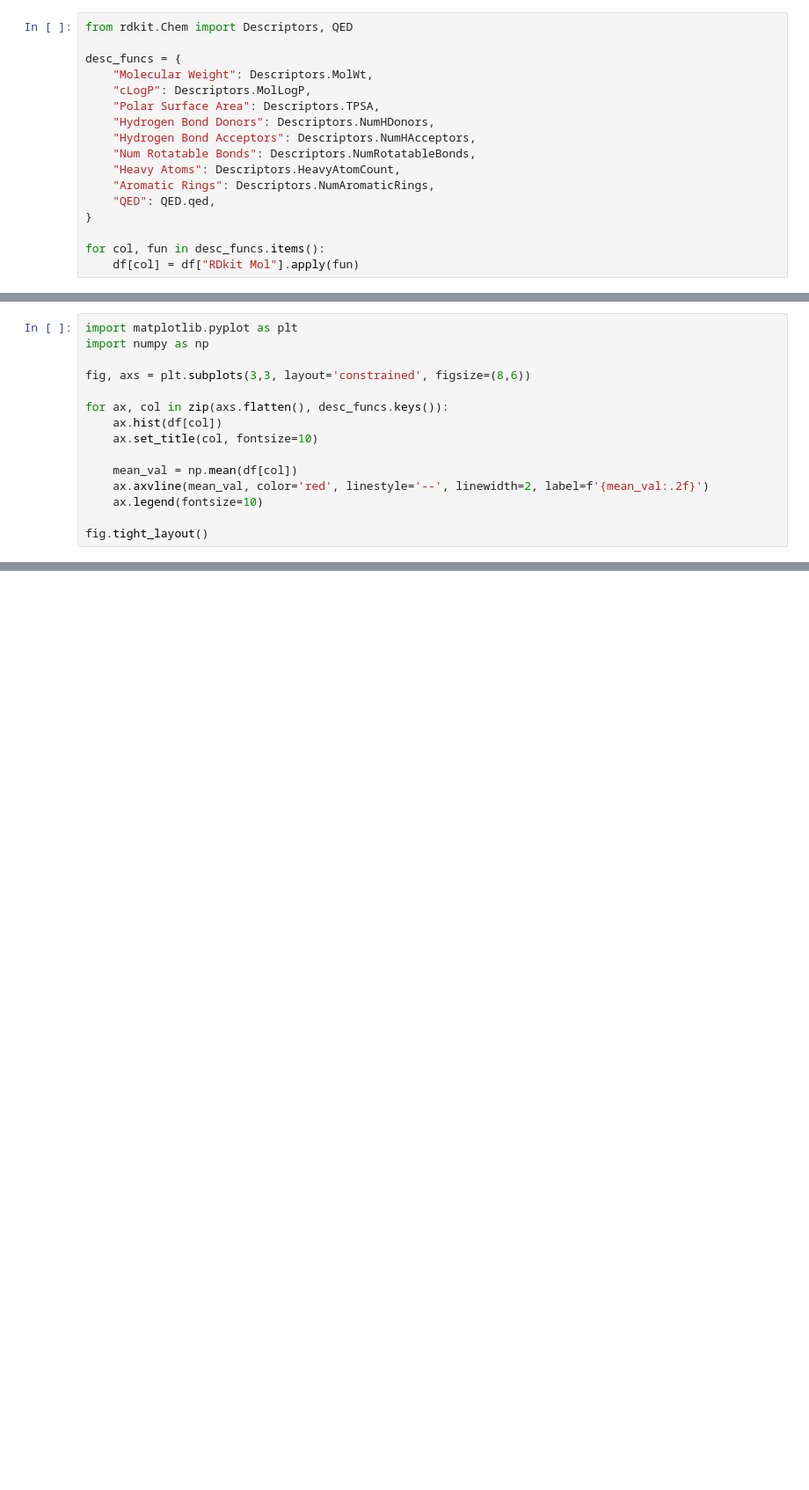
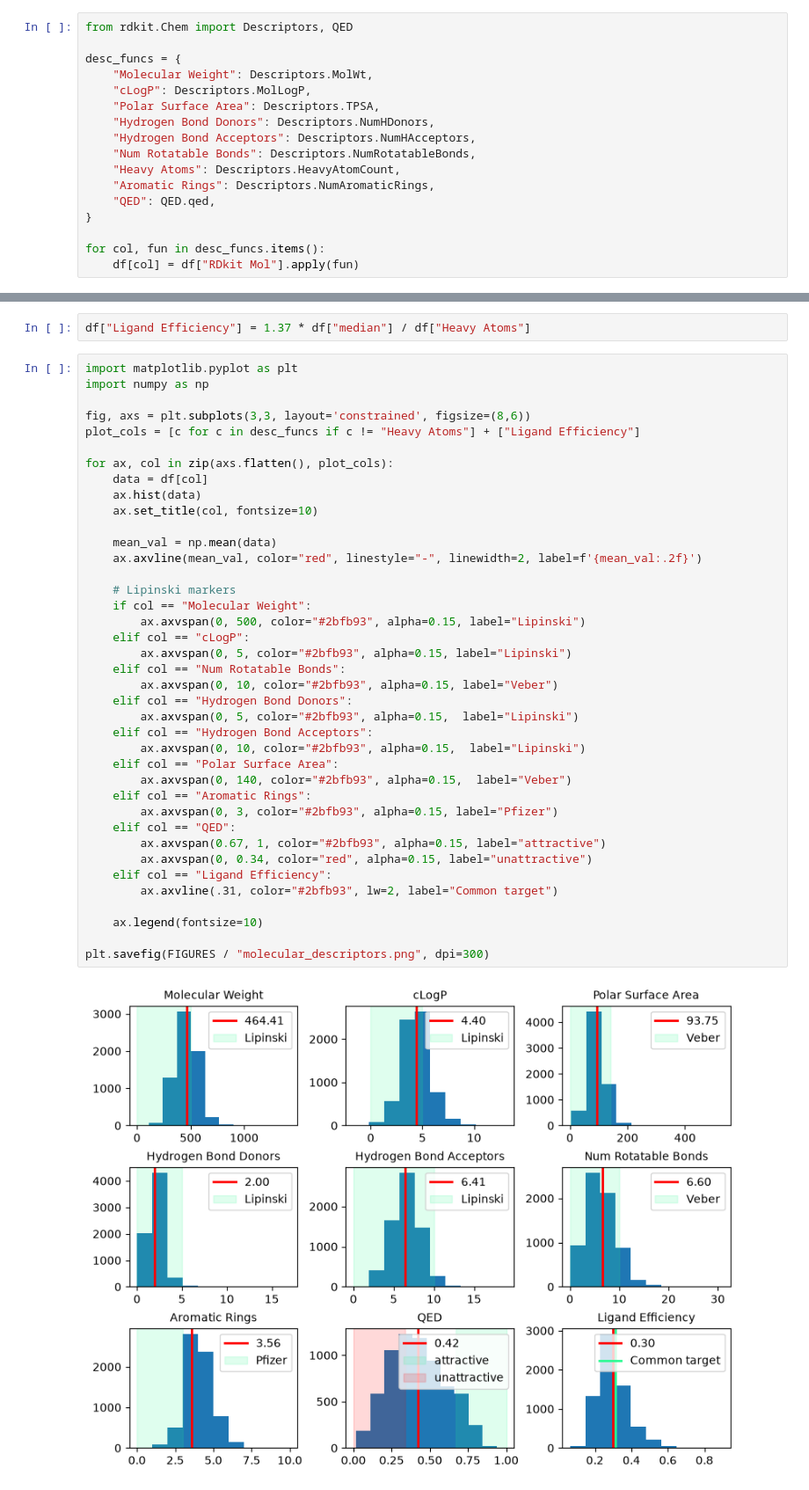
Before and after one commit to chabi-fin/EGFR-benchmark, a Jupyter notebook: notebooks/cheminformatics.ipynb, the cells around one changed output, grey strips where cells are left out. Shown at 88% size. Cells and saved outputs as stored; diff of their text form; blank space fills up the shorter version.

```diff
--- a/notebooks/cheminformatics.ipynb
+++ b/notebooks/cheminformatics.ipynb
@@ -43,15 +40,0 @@ Make a plot of the descriptor distributions.
-# %%
-import matplotlib.pyplot as plt
-import numpy as np
-
-fig, axs = plt.subplots(3,3, layout='constrained', figsize=(8,6))
-
-for ax, col in zip(axs.flatten(), desc_funcs.keys()):
-    ax.hist(df[col])
-    ax.set_title(col, fontsize=10)
-
-    mean_val = np.mean(df[col])
-    ax.axvline(mean_val, color='red', linestyle='--', linewidth=2, label=f'{mean_val:.2f}')
-    ax.legend(fontsize=10)
-
-fig.tight_layout()
@@ -59,0 +110,43 @@ fig.tight_layout()
+# %%
+df["Ligand Efficiency"] = 1.37 * df["median"] / df["Heavy Atoms"]
+# %%
+import matplotlib.pyplot as plt
+import numpy as np
+
+fig, axs = plt.subplots(3,3, layout='constrained', figsize=(8,6))
+plot_cols = [c for c in desc_funcs if c != "Heavy Atoms"] + ["Ligand Efficiency"]
+
+for ax, col in zip(axs.flatten(), plot_cols):
+    data = df[col]
+    ax.hist(data)
+    ax.set_title(col, fontsize=10)
+
+    mean_val = np.mean(data)
+    ax.axvline(mean_val, color="red", linestyle="-", linewidth=2, label=f'{mean_val:.2f}')
+
+    # Lipinski markers
+    if col == "Molecular Weight":
+        ax.axvspan(0, 500, color="#2bfb93", alpha=0.15, label="Lipinski")
+    elif col == "cLogP":
+        ax.axvspan(0, 5, color="#2bfb93", alpha=0.15, label="Lipinski")
+    elif col == "Num Rotatable Bonds":
+        ax.axvspan(0, 10, color="#2bfb93", alpha=0.15, label="Veber")
+    elif col == "Hydrogen Bond Donors":
+        ax.axvspan(0, 5, color="#2bfb93", alpha=0.15,  label="Lipinski")
+    elif col == "Hydrogen Bond Acceptors":
+        ax.axvspan(0, 10, color="#2bfb93", alpha=0.15,  label="Lipinski")
+    elif col == "Polar Surface Area":
+        ax.axvspan(0, 140, color="#2bfb93", alpha=0.15,  label="Veber")
+    elif col == "Aromatic Rings":
+        ax.axvspan(0, 3, color="#2bfb93", alpha=0.15, label="Pfizer")
+    elif col == "QED":
+        ax.axvspan(0.67, 1, color="#2bfb93", alpha=0.15, label="attractive")
+        ax.axvspan(0, 0.34, color="red", alpha=0.15, label="unattractive")
+    elif col == "Ligand Efficiency":
+        ax.axvline(.31, color="#2bfb93", lw=2, label="Common target")
+
+    ax.legend(fontsize=10)
+
+plt.savefig(FIGURES / "molecular_descriptors.png", dpi=300)
+# %% [output]
+[figure, added]
```
Also changed, not shown: parts of 33 cells of this notebook, 11 other files.
